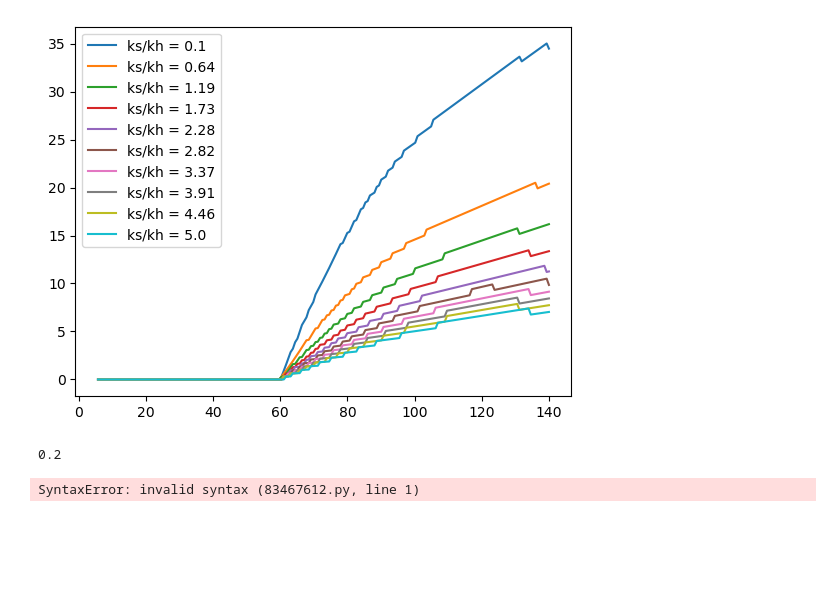
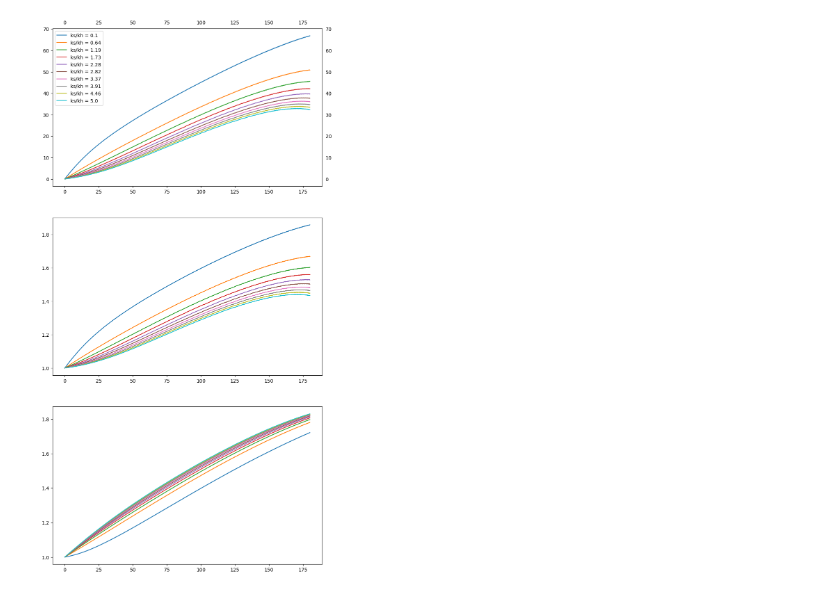
Before and after one commit to zoufaond/Passive_SCHR, a Jupyter notebook: main.ipynb, the cells around one changed output. Drawn from its saved outputs; the diff is of its cells as text; code cells hidden in the pictures; blank space fills up the shorter version.

```diff
--- a/main.ipynb
+++ b/main.ipynb
@@ -34,43 +34,34 @@
 # %%
 import numpy as np
 from scipy.optimize import fsolve, minimize
 import sympy as sp
 import numpy as np
 import matplotlib.pyplot as plt
 import sys
 import warnings
 # %run "classes_ipynb.ipynb"
 sys.path.insert(0, "..")
 import classes2
 warnings.filterwarnings('ignore')
 
 
 
 phis,alfa,pomery,x,koefs,koefh = sp.symbols('phis,alfa,pomery,x,koefs,koefh')
-a=0.1
-b=0.1
-c=0.05
-d=0.05
-model = classes2.SCHR(phis=phis,alfa=alfa,x=x,l0h=0.25,l0s=0.2,a=a,b=b,c=c,d=d)
+pomer = 1.8
+a=0.07
+b=a
+c=a/pomer
+d=c
 
-xs, xh,xs_np,xh_np = model.geometry_init()
+model = classes2.SCHR(phis=phis,alfa=alfa,x=x,l0s=0.09,   l0h=0.09,a=a,b=b,c=c,d=d)
+xs, xh,xs_np,xh_np = model.geometry_init(konsts = 0.09,konsth=0.09)
 # Fs,Fh, Us, Uh = model.nonlinear_spring_init(pomery=pomery,koefs=koefs,koefh=koefh,akt_f=True)
 Fs,Fh,Us,Uh = model.thelen_03_muscle_pas_force(pomery=pomery,koefs=koefs,koefh=koefh,akt_f = False)
 u_celk, dU_celk, Us_sub, Uh_sub = model.potential_energy(Us,Uh,xs,xh,phis)
 Uc_np, d_Uc_np, Us_np, Uh_np = model.lambdified(u_celk,dU_celk,Us_sub,Uh_sub)
 
-koefs = 8
-koefh = 6
-# model.graphs_scapula_position(Uc_np, d_Uc_np,koefs=koefs,koefh=koefh,init_root = 0.1)
-model.scapula_position_argmin(Uc_np,Us_np, Uh_np,xs_np,xh_np, koefs, koefh, N=200)
-# model.graphs_potential_energy(Uc_np)
+koefs = 5.4
+koefh = 5
+model.scapula_position_argmin(Uc_np,Us_np, Uh_np,xs_np,xh_np, koefs, koefh, N=1000)
 # %% [output]
-[figure, old version]
+[figure, new version]
-# %%
-model.l0s
-# %% [output]
-0.2
-# %%
-[if x in a <= 0.5 0 else x]
-# %% [output]
-SyntaxError: invalid syntax (83467612.py, line 1)
```
Also changed, not shown: parts of 1 cell of this notebook, 2 other files.
